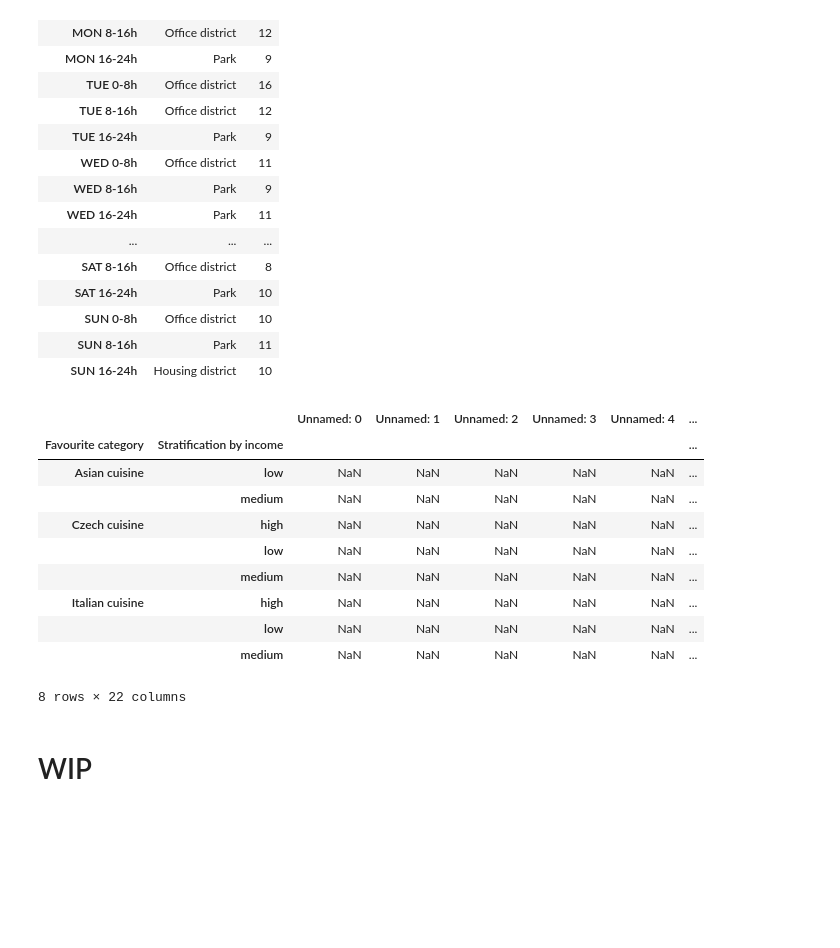
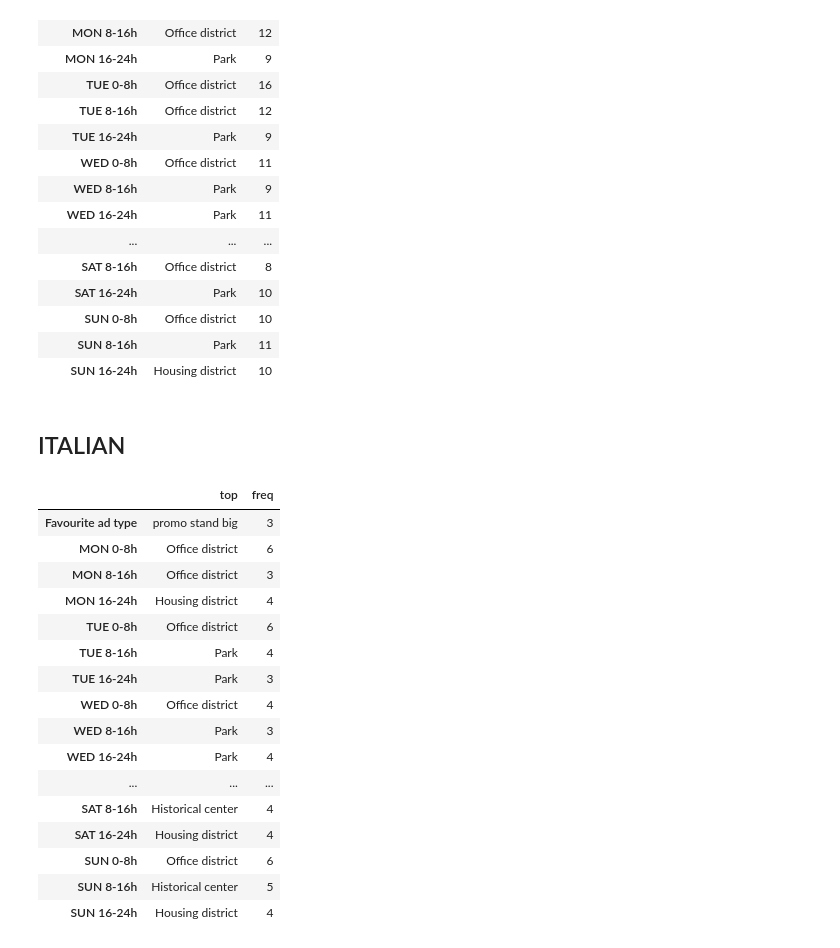
Before and after one commit to utikpuhlik/minimum, a Jupyter notebook: main.ipynb, the cells around one changed output. Drawn from its saved outputs; the diff is of its cells as text; code cells hidden in the pictures; blank space fills up the shorter version.

```diff
--- a/main.ipynb
+++ b/main.ipynb
@@ -131,7 +128,15 @@ medium_ads.iplot(kind='bar', linecolor="black", title="AD TYPE, Income Category=
 medium_asian = asian[asian['Stratification by income'] == 'medium']
 medium_asian.drop(columns=['Name', 'Gender', 'Favourite category',
                            'Stratification by income'], inplace=True)
+medium_it = it[it['Stratification by income'] == 'medium']
+medium_it.drop(columns=['Name', 'Gender', 'Favourite category',
+                           'Stratification by income'], inplace=True)
+medium_cz = cz[cz['Stratification by income'] == 'medium']
+medium_cz.drop(columns=['Name', 'Gender', 'Favourite category',
+                           'Stratification by income'], inplace=True)
 # %%
 # medium_asian = medium_asian[medium_asian['Favourite ad type'] == 'promo stand big']
 # %%
 medium_asian = medium_asian.describe(include='object').drop(['count', 'unique'])
+medium_it = medium_it.describe(include='object').drop(['count', 'unique'])
+medium_cz = medium_cz.describe(include='object').drop(['count', 'unique'])
@@ -155,19 +162,25 @@ medium_asian.transpose()
 | SUN 0-8h | Office district | 10 |
 | SUN 8-16h | Park | 11 |
 | SUN 16-24h | Housing district | 10 |
-# %%
-demography.groupby(['Favourite category', 'Stratification by income']).median()
-# %% [output]
-|  |  | Unnamed: 0 | Unnamed: 1 | Unnamed: 2 | Unnamed: 3 | Unnamed: 4 | ... |
-| Favourite category | Stratification by income |  |  |  |  |  | ... |
-| Asian cuisine | low | NaN | NaN | NaN | NaN | NaN | ... |
-|  | medium | NaN | NaN | NaN | NaN | NaN | ... |
-| Czech cuisine | high | NaN | NaN | NaN | NaN | NaN | ... |
-|  | low | NaN | NaN | NaN | NaN | NaN | ... |
-|  | medium | NaN | NaN | NaN | NaN | NaN | ... |
-| Italian cuisine | high | NaN | NaN | NaN | NaN | NaN | ... |
-|  | low | NaN | NaN | NaN | NaN | NaN | ... |
-|  | medium | NaN | NaN | NaN | NaN | NaN | ... |
-8 rows × 22 columns
 # %% [markdown]
-# WIP
+## ITALIAN
+# %%
+medium_it.transpose()
+# %% [output]
+|  | top | freq |
+| Favourite ad type | promo stand big | 3 |
+| MON 0-8h | Office district | 6 |
+| MON 8-16h | Office district | 3 |
+| MON 16-24h | Housing district | 4 |
+| TUE 0-8h | Office district | 6 |
+| TUE 8-16h | Park | 4 |
+| TUE 16-24h | Park | 3 |
+| WED 0-8h | Office district | 4 |
+| WED 8-16h | Park | 3 |
+| WED 16-24h | Park | 4 |
+| ... | ... | ... |
+| SAT 8-16h | Historical center | 4 |
+| SAT 16-24h | Housing district | 4 |
+| SUN 0-8h | Office district | 6 |
+| SUN 8-16h | Historical center | 5 |
+| SUN 16-24h | Housing district | 4 |
```
Also changed, not shown: parts of 9 cells of this notebook, 1 other file.
